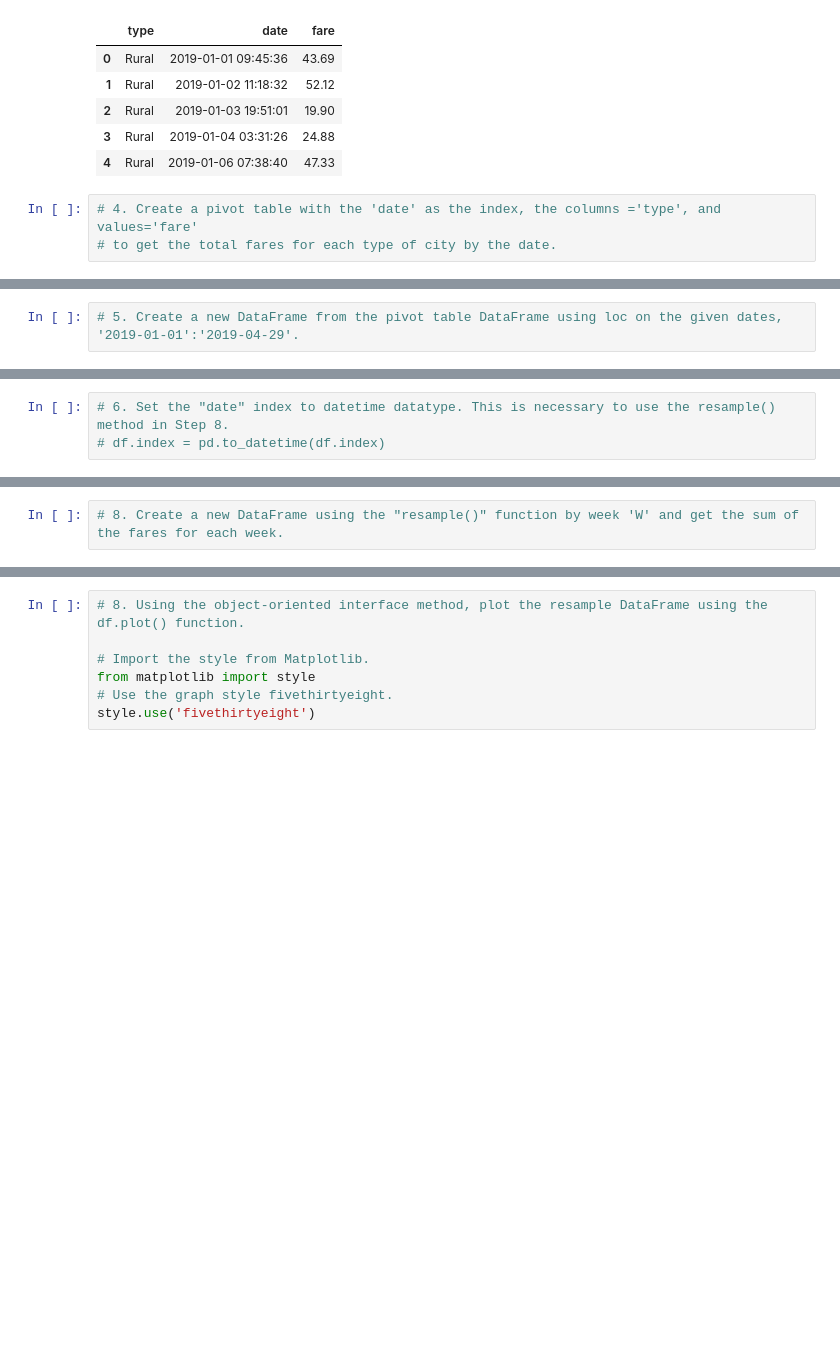
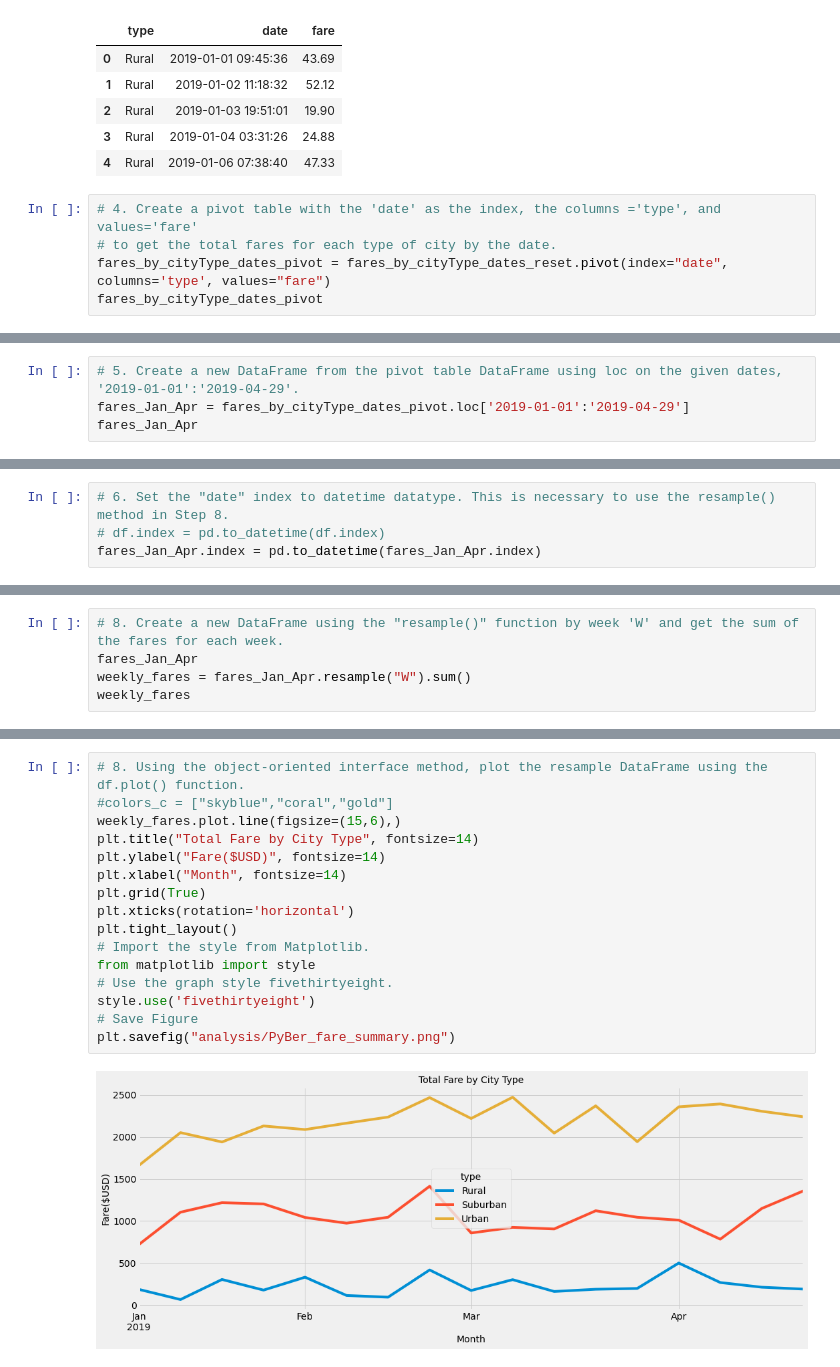
Before and after one commit to MonikaSData/PyBer_Analysis, a Jupyter notebook: PyBer_Challenge.ipynb, the cells around one changed output, grey strips where cells are left out. Drawn from its saved outputs; the diff is of its cells as text; blank space fills up the shorter version.

Commit message:
Adding completed PyBer_Challenge and Line Chart in Analysis folder

```diff
--- a/PyBer_Challenge.ipynb
+++ b/PyBer_Challenge.ipynb
@@ -120,3 +120,5 @@ fares_by_cityType_dates_reset.head()
 # %%
 # 4. Create a pivot table with the 'date' as the index, the columns ='type', and values='fare'
 # to get the total fares for each type of city by the date.
+fares_by_cityType_dates_pivot = fares_by_cityType_dates_reset.pivot(index="date", columns='type', values="fare")
+fares_by_cityType_dates_pivot
@@ -123,2 +140,4 @@ fares_by_cityType_dates_reset.head()
 # %%
 # 5. Create a new DataFrame from the pivot table DataFrame using loc on the given dates, '2019-01-01':'2019-04-29'.
+fares_Jan_Apr = fares_by_cityType_dates_pivot.loc['2019-01-01':'2019-04-29']
+fares_Jan_Apr
@@ -125,5 +159,6 @@ fares_by_cityType_dates_reset.head()
 # %%
 # 6. Set the "date" index to datetime datatype. This is necessary to use the resample() method in Step 8.
 # df.index = pd.to_datetime(df.index)
+fares_Jan_Apr.index = pd.to_datetime(fares_Jan_Apr.index)
 # %%
 # 7. Check that the datatype for the index is datetime using df.info()
@@ -130,2 +177,5 @@ fares_by_cityType_dates_reset.head()
 # %%
 # 8. Create a new DataFrame using the "resample()" function by week 'W' and get the sum of the fares for each week.
+fares_Jan_Apr
+weekly_fares = fares_Jan_Apr.resample("W").sum()
+weekly_fares
@@ -132,7 +202,18 @@ fares_by_cityType_dates_reset.head()
 # %%
 # 8. Using the object-oriented interface method, plot the resample DataFrame using the df.plot() function.
-
+#colors_c = ["skyblue","coral","gold"]
+weekly_fares.plot.line(figsize=(15,6),)
+plt.title("Total Fare by City Type", fontsize=14)
+plt.ylabel("Fare($USD)", fontsize=14)
+plt.xlabel("Month", fontsize=14)
+plt.grid(True)
+plt.xticks(rotation='horizontal')
+plt.tight_layout()
 # Import the style from Matplotlib.
 from matplotlib import style
 # Use the graph style fivethirtyeight.
 style.use('fivethirtyeight')
+# Save Figure
+plt.savefig("analysis/PyBer_fare_summary.png")
+# %% [output]
+[figure, added]
```
Also changed, not shown: parts of 4 cells of this notebook, 1 other file.
